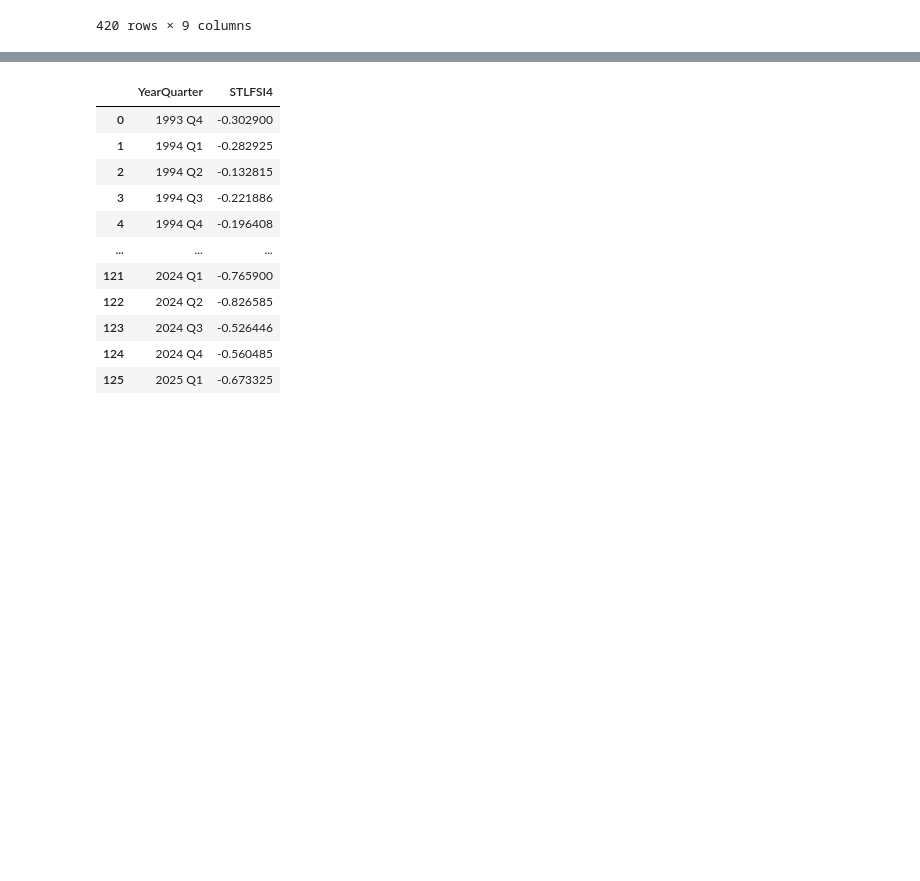
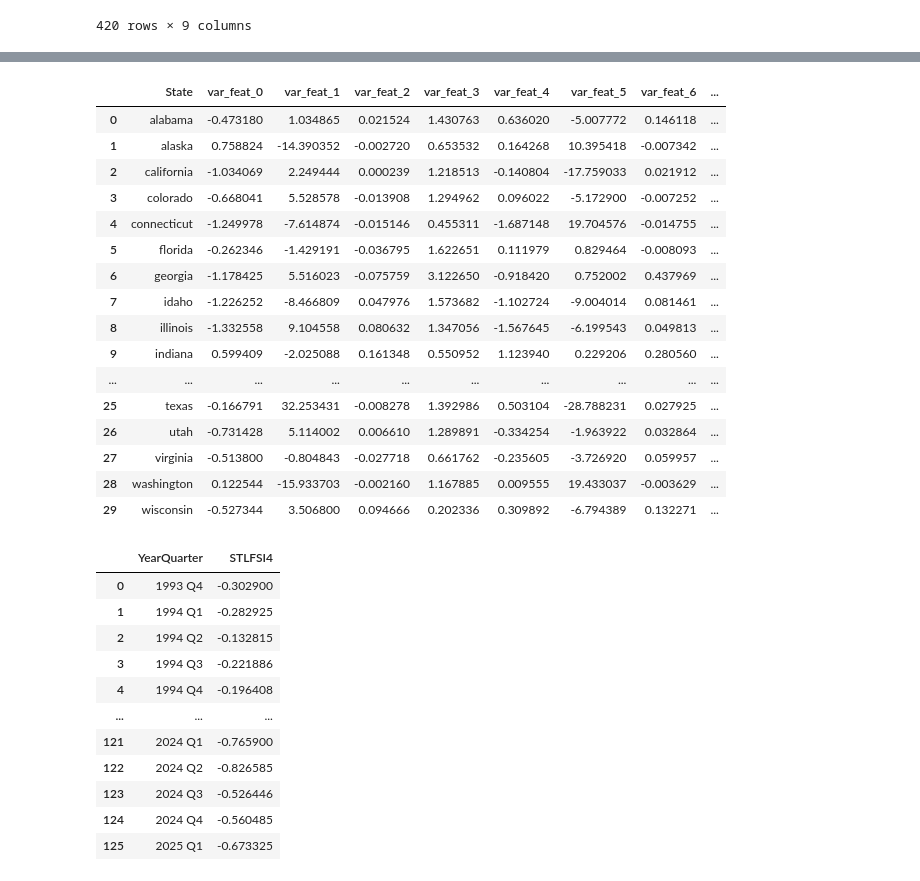
Before and after one commit to DMChakrabarti013/macro_matrics, a Jupyter notebook: preprocessing.ipynb, the cells around one changed output, grey strips where cells are left out. Cells and saved outputs as stored; diff of their text form; code cells hidden in the pictures; blank space fills up the shorter version.

```diff
--- a/preprocessing.ipynb
+++ b/preprocessing.ipynb
@@ -656,0 +669,23 @@ var_df
+# %%
+# Reorder columns to make 'State' the first column
+var_df = var_df[['State'] + [col for col in var_df.columns if col != 'State']]
+
+var_df
+# %% [output]
+|  | State | var_feat_0 | var_feat_1 | var_feat_2 | var_feat_3 | var_feat_4 | var_feat_5 | var_feat_6 | ... |
+| 0 | alabama | -0.473180 | 1.034865 | 0.021524 | 1.430763 | 0.636020 | -5.007772 | 0.146118 | ... |
+| 1 | alaska | 0.758824 | -14.390352 | -0.002720 | 0.653532 | 0.164268 | 10.395418 | -0.007342 | ... |
+| 2 | california | -1.034069 | 2.249444 | 0.000239 | 1.218513 | -0.140804 | -17.759033 | 0.021912 | ... |
+| 3 | colorado | -0.668041 | 5.528578 | -0.013908 | 1.294962 | 0.096022 | -5.172900 | -0.007252 | ... |
+| 4 | connecticut | -1.249978 | -7.614874 | -0.015146 | 0.455311 | -1.687148 | 19.704576 | -0.014755 | ... |
+| 5 | florida | -0.262346 | -1.429191 | -0.036795 | 1.622651 | 0.111979 | 0.829464 | -0.008093 | ... |
+| 6 | georgia | -1.178425 | 5.516023 | -0.075759 | 3.122650 | -0.918420 | 0.752002 | 0.437969 | ... |
+| 7 | idaho | -1.226252 | -8.466809 | 0.047976 | 1.573682 | -1.102724 | -9.004014 | 0.081461 | ... |
+| 8 | illinois | -1.332558 | 9.104558 | 0.080632 | 1.347056 | -1.567645 | -6.199543 | 0.049813 | ... |
+| 9 | indiana | 0.599409 | -2.025088 | 0.161348 | 0.550952 | 1.123940 | 0.229206 | 0.280560 | ... |
+| ... | ... | ... | ... | ... | ... | ... | ... | ... | ... |
+| 25 | texas | -0.166791 | 32.253431 | -0.008278 | 1.392986 | 0.503104 | -28.788231 | 0.027925 | ... |
+| 26 | utah | -0.731428 | 5.114002 | 0.006610 | 1.289891 | -0.334254 | -1.963922 | 0.032864 | ... |
+| 27 | virginia | -0.513800 | -0.804843 | -0.027718 | 0.661762 | -0.235605 | -3.726920 | 0.059957 | ... |
+| 28 | washington | 0.122544 | -15.933703 | -0.002160 | 1.167885 | 0.009555 | 19.433037 | -0.003629 | ... |
+| 29 | wisconsin | -0.527344 | 3.506800 | 0.094666 | 0.202336 | 0.309892 | -6.794389 | 0.132271 | ... |
```
Also changed, not shown: parts of 4 cells of this notebook, 7 other files.
